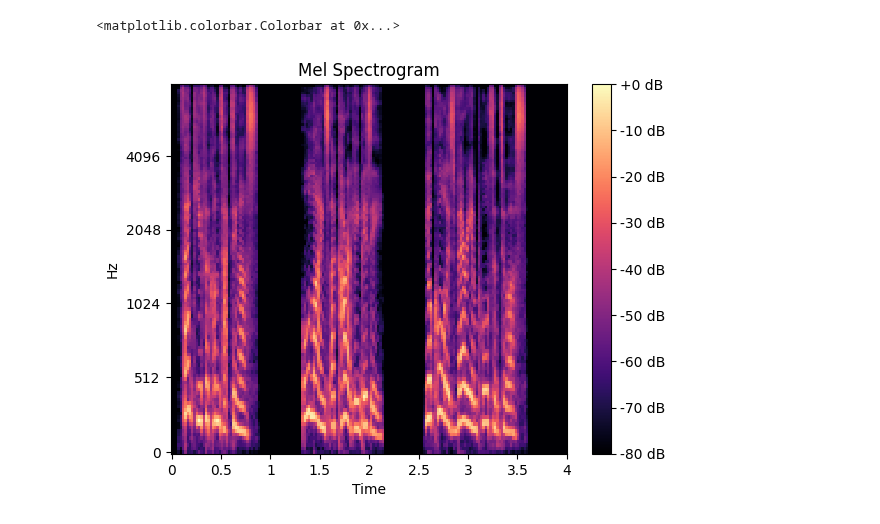
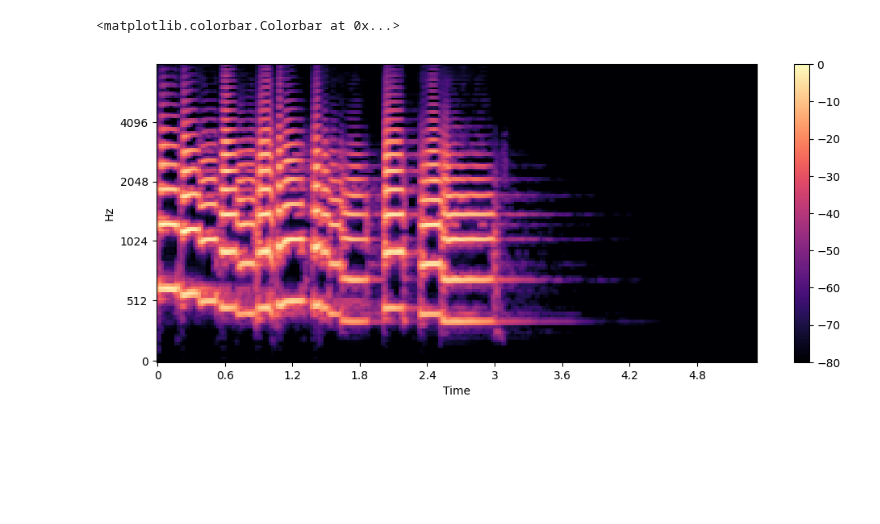
Before and after one commit to adamerikoff/learningDeepMachine, a Jupyter notebook: voice/voice_preprocessing.ipynb, the cells around one changed output. Cells and saved outputs as stored; diff of their text form; code cells hidden in the pictures; blank space fills up the shorter version.

Commit message:
audio analysis continued

```diff
--- a/voice/voice_preprocessing.ipynb
+++ b/voice/voice_preprocessing.ipynb
@@ -6,2 +0,0 @@ import IPython
-# %%
-y, sr = librosa.load('./assets/sample.wav')
@@ -47,0 +1,10 @@ Text(0.5, 1.0, 'Spectrogram')
+# %%
+import librosa
+
+array, sampling_rate = librosa.load(librosa.ex("trumpet"))
+# %%
+import librosa
+import IPython
+
+array, sampling_rate = librosa.load(librosa.ex("trumpet"))
+IPython.display.Audio(array, rate=sampling_rate)
@@ -47,0 +13,17 @@ Text(0.5, 1.0, 'Spectrogram')
+# %%
+import librosa
+import matplotlib.pyplot as plt
+
+# Load the audio file
+array, sampling_rate = librosa.load(librosa.ex("trumpet"))
+
+# Create the time axis
+time = librosa.times_like(array, sr=sampling_rate)
+
+# Plot the waveform
+plt.figure(figsize=(14, 5))
+plt.plot(time, array, color='b')
+plt.title('Waveform')
+plt.xlabel('Time (s)')
+plt.ylabel('Amplitude')
+plt.show()
@@ -48,9 +69,10 @@ Text(0.5, 1.0, 'Spectrogram')
 # %%
-mel_spect = librosa.feature.melspectrogram(y=y, sr=sr, n_fft=2048, hop_length=1024)
-mel_spect = librosa.power_to_db(mel_spect, ref=np.max)
-librosa.display.specshow(mel_spect, y_axis='mel', fmax=8000, x_axis='time')
-plt.title('Mel Spectrogram')
-plt.colorbar(format='%+2.0f dB')
+S = librosa.feature.melspectrogram(y=array, sr=sampling_rate, n_mels=128, fmax=8000)
+S_dB = librosa.power_to_db(S, ref=np.max)
+
+plt.figure().set_figwidth(12)
+librosa.display.specshow(S_dB, x_axis="time", y_axis="mel", sr=sampling_rate, fmax=8000)
+plt.colorbar()
 # %% [output]
 <matplotlib.colorbar.Colorbar at 0x...>
-[figure, old version]
+[figure, new version]
```
Also changed, not shown: parts of 12 cells of this notebook, 4 other files.
